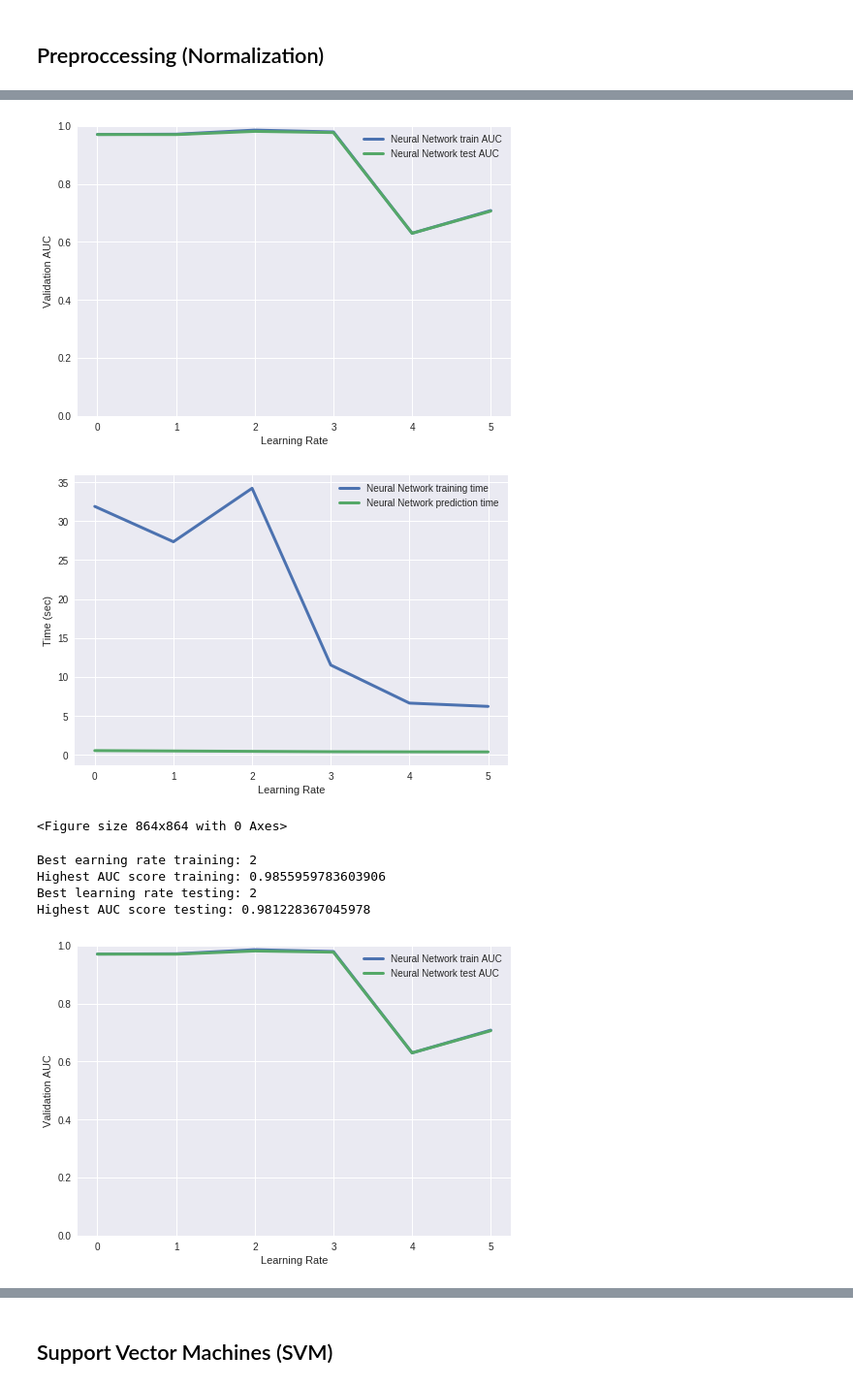
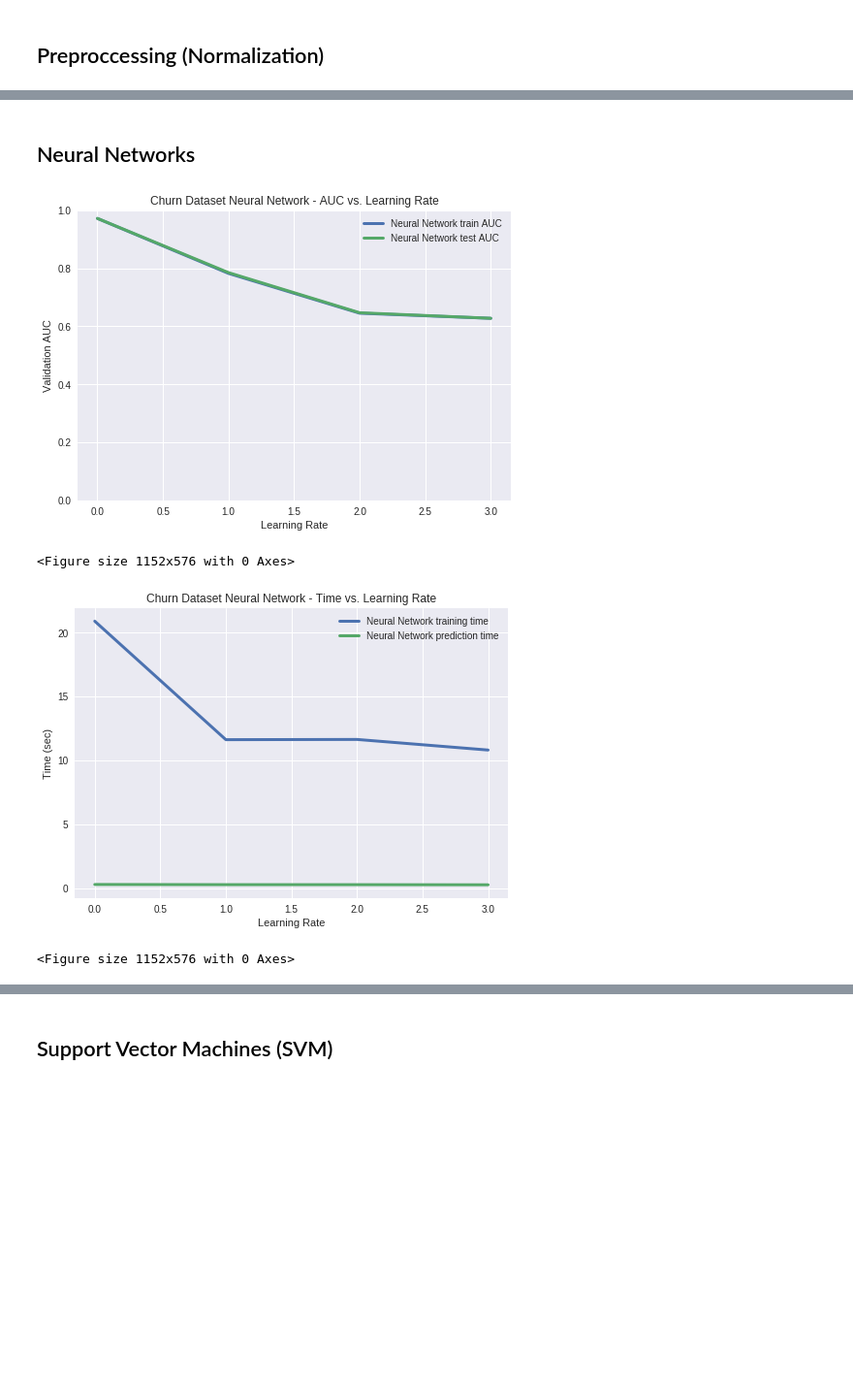
Before and after one commit to mo-messidi/Customer-Churn-Prediction-For-a-Music-Subscription-Service, a Jupyter notebook: Customer_Churn_Prediction_For_a_Music_Subscription_Service_(KKBOX).ipynb, the cells around one changed output, grey strips where cells are left out. Shown at 97% size. Cells and saved outputs as stored; diff of their text form; code cells hidden in the pictures; blank space fills up the shorter version.

```diff
--- a/Customer_Churn_Prediction_For_a_Music_Subscription_Service_(KKBOX).ipynb
+++ b/Customer_Churn_Prediction_For_a_Music_Subscription_Service_(KKBOX).ipynb
@@ -314 +307,14 @@ The figure shows the AUC estimate of the adaboosting models with various numbers
+# %%
+max_depth = 15
+adaboost_auc_train, adaboost_auc_test = np.zeros(max_depth), np.zeros(max_depth)
+training_time, prediction_time = np.zeros(max_depth), np.zeros(max_depth)
+for i in range(1,max_depth):
+    clf_adaboost = AdaBoostClassifier(base_estimator=tree.DecisionTreeClassifier(max_depth=i,criterion='entropy'), n_estimators=10, random_state=1)
+    t0 = time.clock()
+    clf_adaboost = clf_adaboost.fit(train_X, train_y)
+    training_time[i] = round(time.clock()-t0, 3)
+    adaboost_auc_train[i] = roc_auc_score(train_y, clf_adaboost.predict_proba(train_X)[:,1])
+    t1 = time.clock()
+    adaboost_auc_test[i] = roc_auc_score(test_y, clf_adaboost.predict_proba(test_X)[:,1])
+    prediction_time[i] = round(time.clock()-t1, 3)
 # %%
@@ -372,45 +401,46 @@ Since neural networks are highly modular, a large number of architectures can po
+# %% [markdown]
+## Neural Networks
+# %%
+learning_rate = [0.1, 1, 2, 3]
+training_time, prediction_time = [],[]
+nn_auc_train, nn_auc_test = [],[]
+for rate in learning_rate:
+    clf_nn = MLPClassifier(learning_rate_init=rate, random_state=1)
+    t0 = time.clock()
+    clf_nn = clf_nn.fit(train_X, train_y)
+    training_time.append(round(time.clock()-t0, 3))
+    nn_auc_train.append(roc_auc_score(train_y, clf_nn.predict_proba(train_X)[:,1]))
+    t1 = time.clock()
+    nn_auc_test.append(roc_auc_score(test_y, clf_nn.predict_proba(test_X)[:,1]))
+    prediction_time.append(round(time.clock()-t1, 3))
 # %%
-learning_rate = [0.0001, 0.001, 0.01, 0.1, 1, 10]
-training_time, prediction_time = [],[]
-nn_auc_train, nn_auc_test = [],[]
-for rate in learning_rate:
-    clf_nn = MLPClassifier(learning_rate_init=rate, random_state=1)
-    t0 = time.clock()
-    clf_nn = clf_nn.fit(train_X, train_y)
-    training_time.append(round(time.clock()-t0, 3))
-    nn_auc_train.append(roc_auc_score(train_y, clf_nn.predict_proba(train_X)[:,1]))
-    t1 = time.clock()
-    nn_auc_test.append(roc_auc_score(test_y, clf_nn.predict_proba(test_X)[:,1]))
-    prediction_time.append(round(time.clock()-t1, 3))
-
 pyplot.plot(nn_auc_train, linewidth=3, label = "Neural Network train AUC")
 pyplot.plot(nn_auc_test, linewidth=3, label = "Neural Network test AUC")
 pyplot.legend()
 pyplot.ylim(0.0, 1.0)
 pyplot.xlabel("Learning Rate")
 pyplot.ylabel("Validation AUC")
+plt.title("Churn Dataset Neural Network - AUC vs. Learning Rate")
+pyplot.figure(figsize=(16,8))
 pyplot.savefig('churn_neural_network_fig')
 pyplot.show()
 
 pyplot.plot(training_time, linewidth=3, label = "Neural Network training time")
 pyplot.plot(prediction_time, linewidth=3, label = "Neural Network prediction time")
 pyplot.legend()
 pyplot.xlabel("Learning Rate")
 pyplot.ylabel("Time (sec)")
-pyplot.figure(figsize=(12,12))
+pyplot.title("Churn Dataset Neural Network - Time vs. Learning Rate")
+pyplot.figure(figsize=(16,8))
 pyplot.savefig('churn_nn_time_fig')
 pyplot.show()
 
 print("Best earning rate training: " + str(np.argmax(nn_auc_train, axis=0)))
 print("Highest AUC score training: " + str(np.max(nn_auc_train, axis=0)))
 print("Best learning rate testing: " + str(np.argmax(nn_auc_test, axis=0)))
 print("Highest AUC score testing: " +  str(np.max(nn_auc_test, axis=0)))
 # %% [output]
-[figure, old version]
+[figure, new version]
+<Figure size 1152x576 with 0 Axes>
-[figure, old version]
+[figure, new version]
-<Figure size 864x864 with 0 Axes>
-Best earning rate training: 2
-Highest AUC score training: 0.9855959783603906
-Best learning rate testing: 2
-Highest AUC score testing: 0.981228367045978
+<Figure size 1152x576 with 0 Axes>
-[figure, removed]
```
Also changed, not shown: parts of 32 cells of this notebook.
